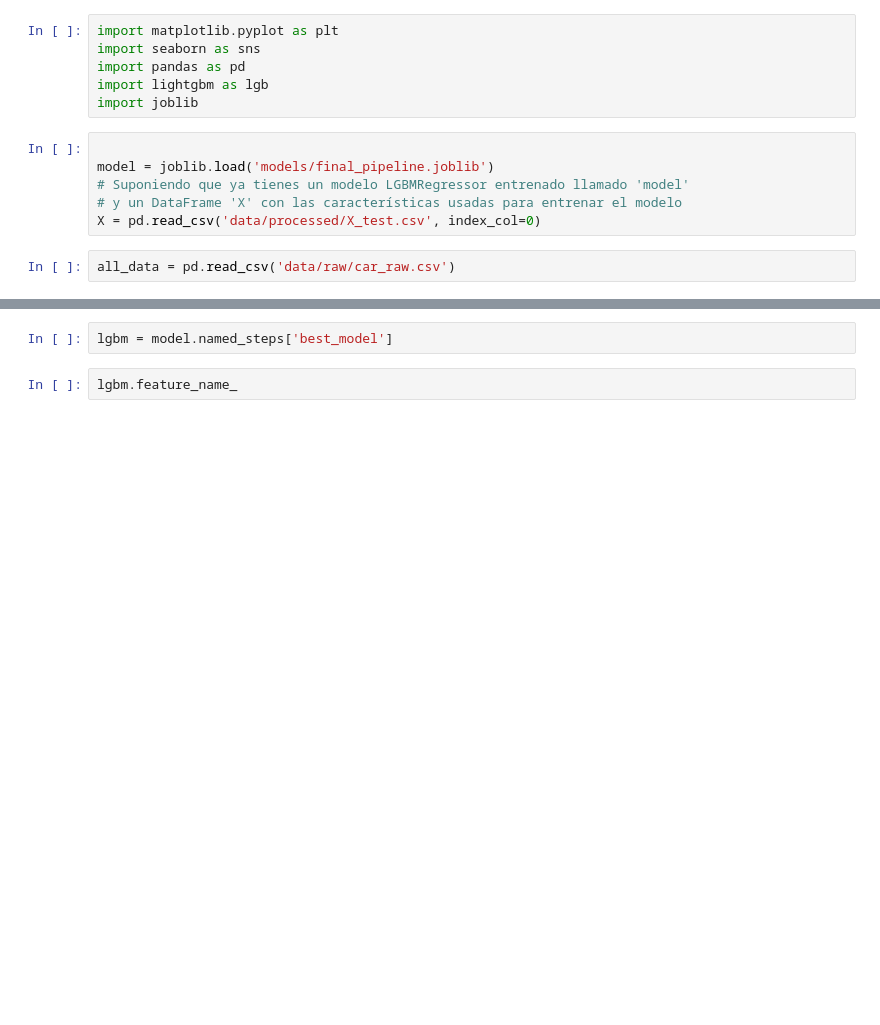
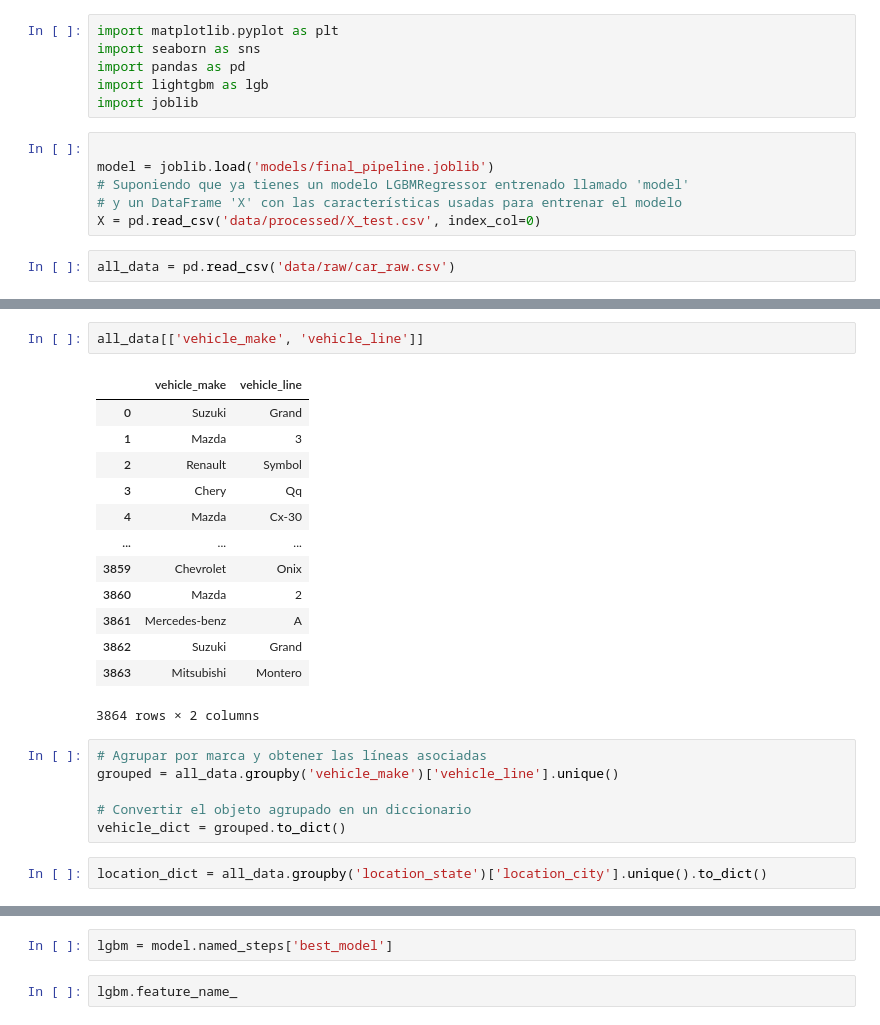
Before and after one commit to Wilmar3752/car_predict, a Jupyter notebook: 02-plots.ipynb, the cells around one changed output, grey strips where cells are left out. Cells and saved outputs as stored; diff of their text form; blank space fills up the shorter version.

```diff
--- a/02-plots.ipynb
+++ b/02-plots.ipynb
@@ -22,0 +27,24 @@ array([ 541,  737, 1249, 1193,  536,   37], dtype=int32)
+# %%
+all_data[['vehicle_make', 'vehicle_line']]
+# %% [output]
+|  | vehicle_make | vehicle_line |
+| 0 | Suzuki | Grand |
+| 1 | Mazda | 3 |
+| 2 | Renault | Symbol |
+| 3 | Chery | Qq |
+| 4 | Mazda | Cx-30 |
+| ... | ... | ... |
+| 3859 | Chevrolet | Onix |
+| 3860 | Mazda | 2 |
+| 3861 | Mercedes-benz | A |
+| 3862 | Suzuki | Grand |
+| 3863 | Mitsubishi | Montero |
+3864 rows × 2 columns
+# %%
+# Agrupar por marca y obtener las líneas asociadas
+grouped = all_data.groupby('vehicle_make')['vehicle_line'].unique()
+
+# Convertir el objeto agrupado en un diccionario
+vehicle_dict = grouped.to_dict()
+# %%
+location_dict = all_data.groupby('location_state')['location_city'].unique().to_dict()
```
Also changed, not shown: parts of 6 cells of this notebook, 3 other files.
